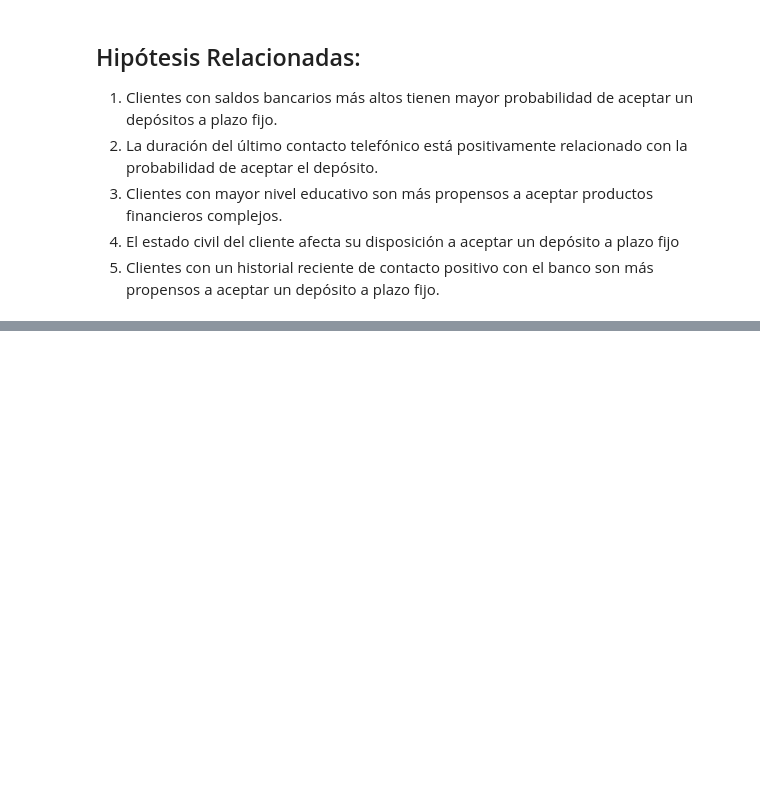
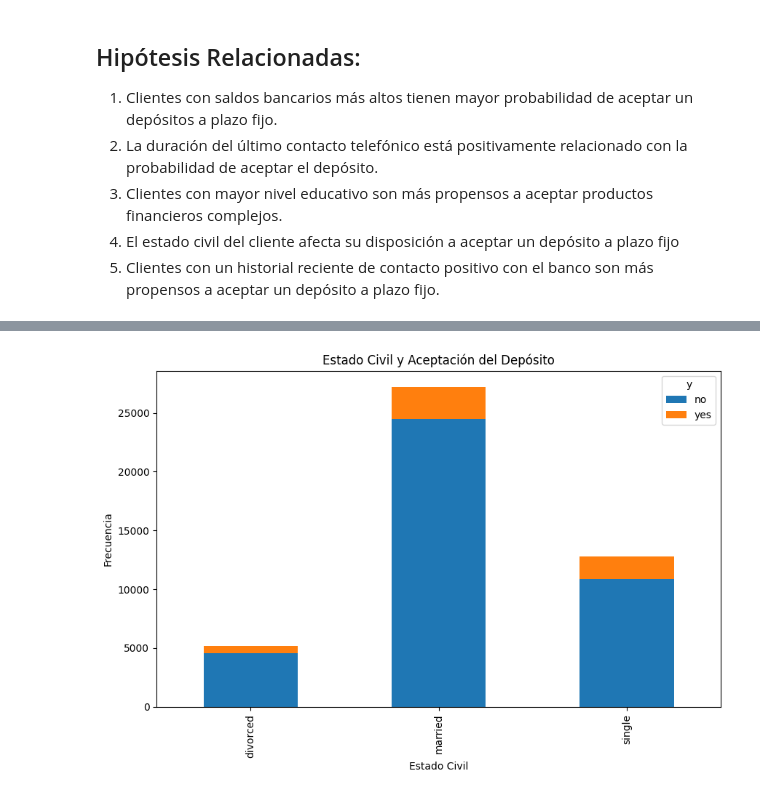
Before and after one commit to LeanMBG/Jupyter_Data_Scientist_I, a Jupyter notebook: VisualizacionBarbera.ipynb, the cells around one changed output, grey strips where cells are left out. Saved outputs shown, nothing was run; the diff lists cells and outputs as text; code cells hidden in the pictures; blank space fills up the shorter version.

```diff
--- a/VisualizacionBarbera.ipynb
+++ b/VisualizacionBarbera.ipynb
@@ -155,0 +200,8 @@ df.head()
+# %%
+df.groupby(['marital', 'y']).size().unstack().plot(kind='bar', stacked=True, figsize=(10, 6))
+plt.title('Estado Civil y Aceptación del Depósito')
+plt.xlabel('Estado Civil')
+plt.ylabel('Frecuencia')
+plt.show()
+# %% [output]
+[figure, added]
```
Also changed, not shown: parts of 14 cells of this notebook.
